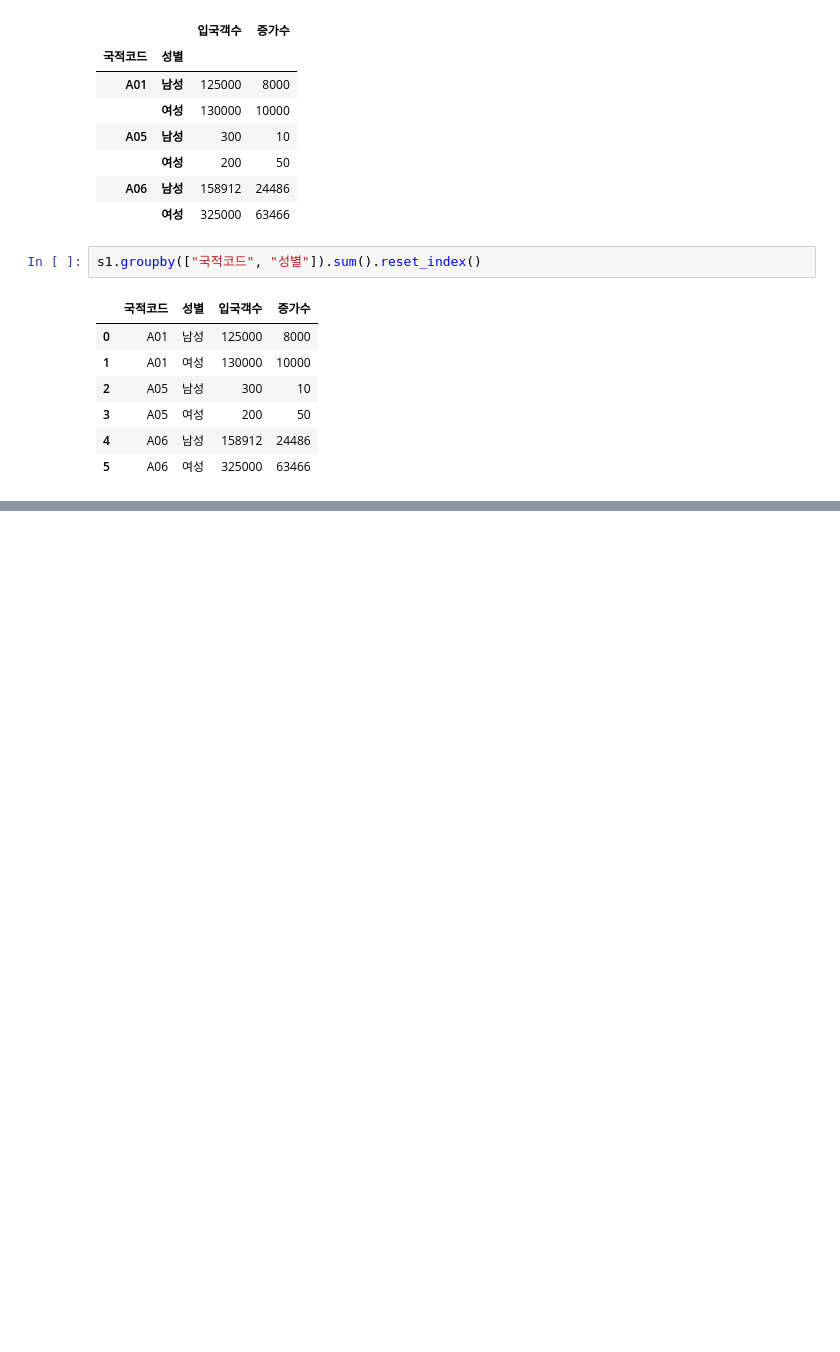
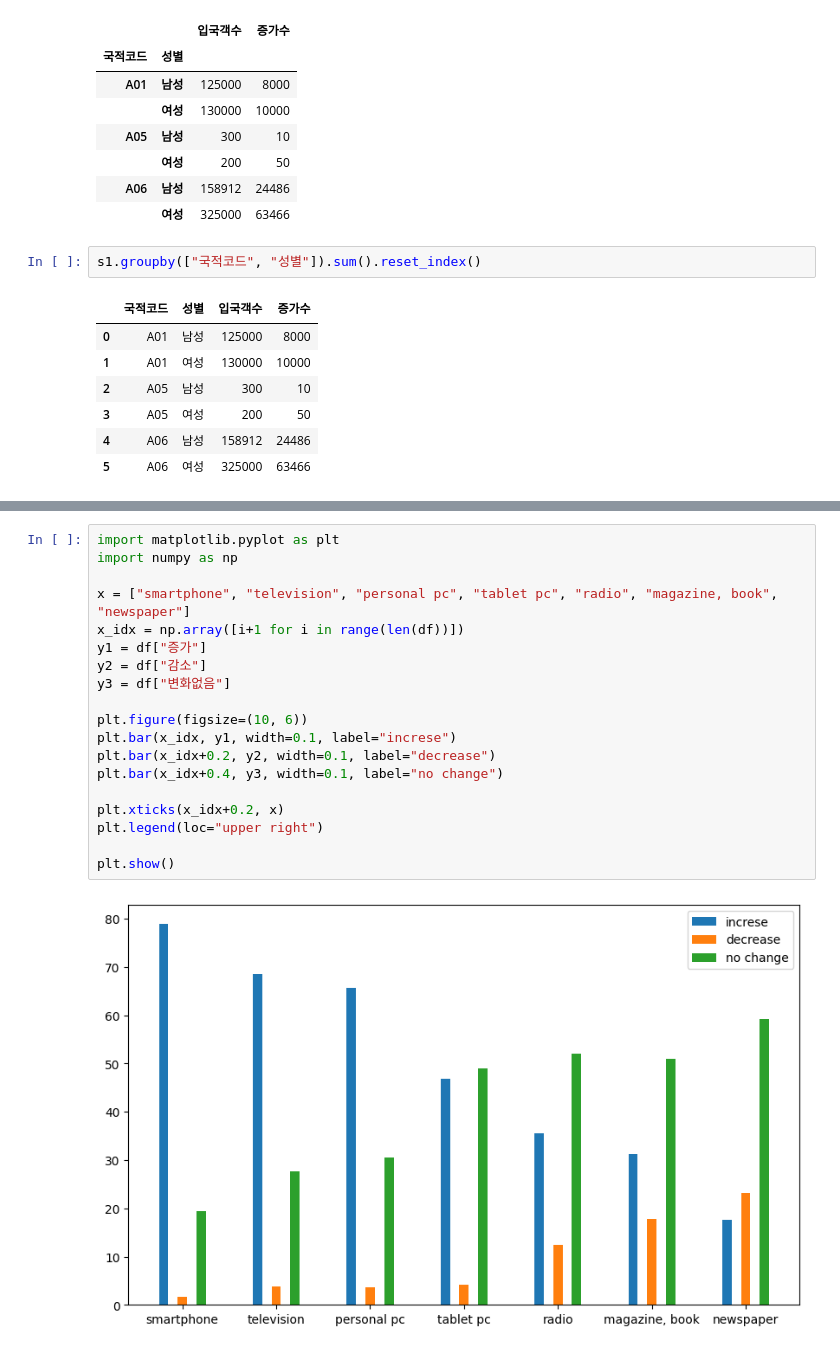
Before and after one commit to KimHyoJun99/LIKELION_AI, a Jupyter notebook: Data_TIL/Pandas/pandas_advanced.ipynb, the cells around one changed output, grey strips where cells are left out. Saved outputs shown, nothing was run; the diff lists cells and outputs as text; blank space fills up the shorter version.

```diff
--- a/Data_TIL/Pandas/pandas_advanced.ipynb
+++ b/Data_TIL/Pandas/pandas_advanced.ipynb
@@ -685,0 +776,21 @@ s1.groupby(["국적코드", "성별"]).sum().reset_index()
+# %%
+import matplotlib.pyplot as plt
+import numpy as np
+
+x = ["smartphone", "television", "personal pc", "tablet pc", "radio", "magazine, book", "newspaper"]
+x_idx = np.array([i+1 for i in range(len(df))])
+y1 = df["증가"]
+y2 = df["감소"]
+y3 = df["변화없음"]
+
+plt.figure(figsize=(10, 6))
+plt.bar(x_idx, y1, width=0.1, label="increse")
+plt.bar(x_idx+0.2, y2, width=0.1, label="decrease")
+plt.bar(x_idx+0.4, y3, width=0.1, label="no change")
+
+plt.xticks(x_idx+0.2, x)
+plt.legend(loc="upper right")
+
+plt.show()
+# %% [output]
+[figure, added]
```
Also changed, not shown: parts of 11 cells of this notebook.
